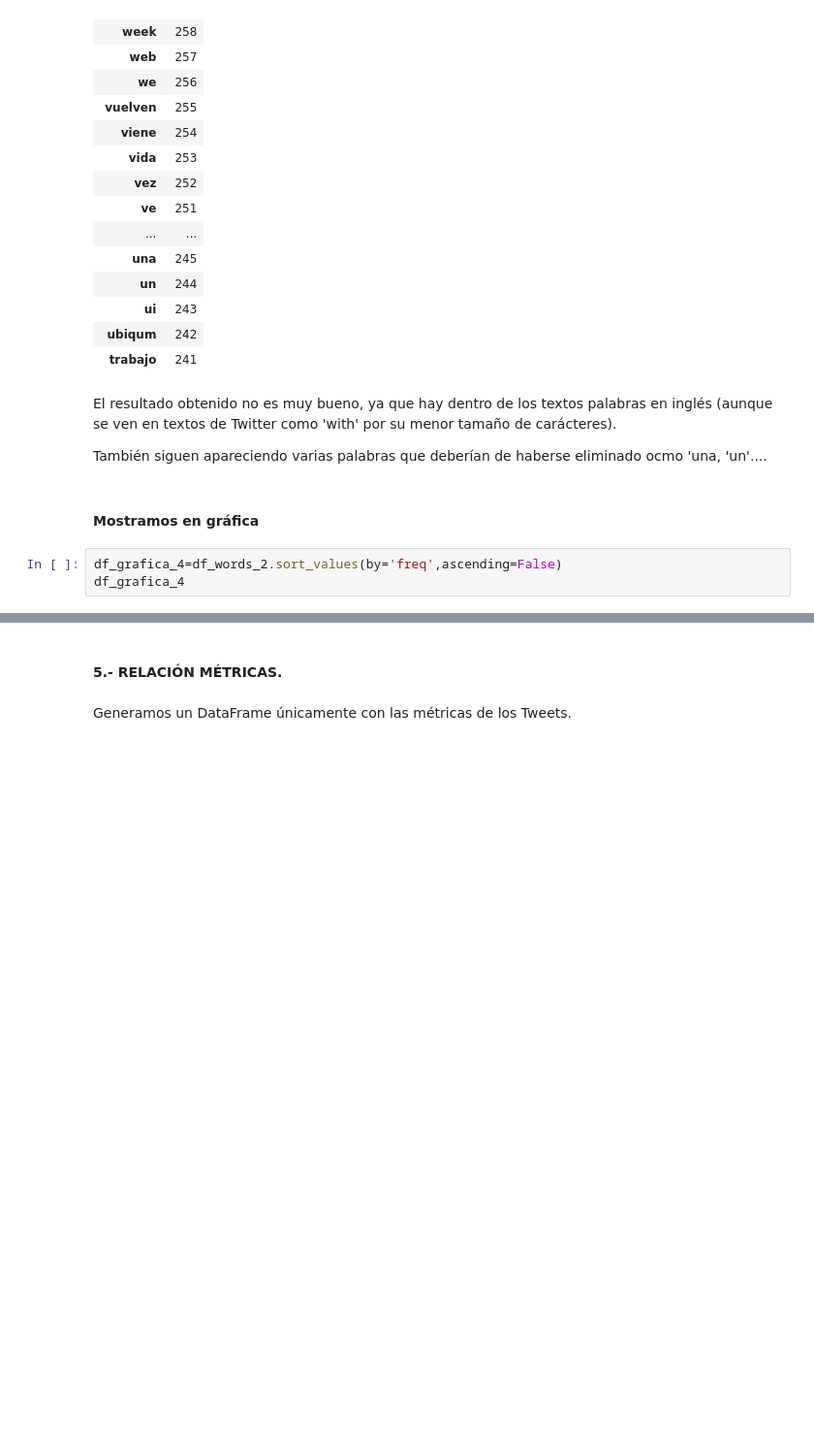
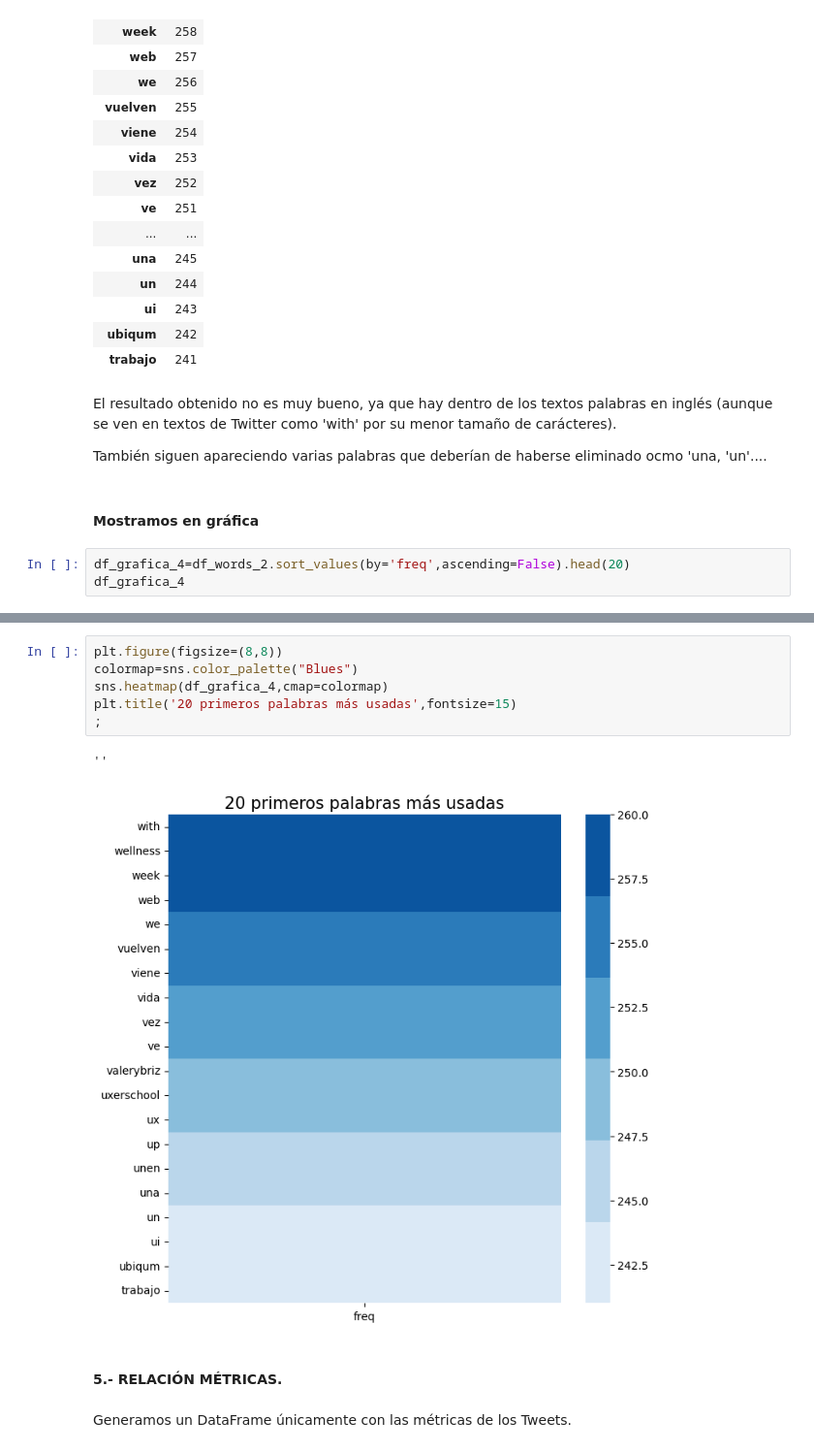
Before and after one commit to 75Engel/proyecto_twitter, a Jupyter notebook: analisis.ipynb, the cells around one changed output, grey strips where cells are left out. Shown: that part at 97% size. Saved outputs shown, nothing was run; the diff lists cells and outputs as text; blank space fills up the shorter version.

```diff
--- a/analisis.ipynb
+++ b/analisis.ipynb
@@ -442,7 +486,7 @@ También siguen apareciendo varias palabras que deberían de haberse eliminado o
 # %% [markdown]
 #### Mostramos en gráfica
 # %%
-df_grafica_4=df_words_2.sort_values(by='freq',ascending=False)
+df_grafica_4=df_words_2.sort_values(by='freq',ascending=False).head(20)
 df_grafica_4
 # %% [output]
 |  | freq |
@@ -461,3 +509,12 @@ df_grafica_4
+# %%
+plt.figure(figsize=(8,8))
+colormap=sns.color_palette("Blues")
+sns.heatmap(df_grafica_4,cmap=colormap)
+plt.title('20 primeros palabras más usadas',fontsize=15)
+;
+# %% [output]
+''
+[figure, added]
 # %% [markdown]
 #### 5.- RELACIÓN MÉTRICAS.
 # %% [markdown]
```
Also changed, not shown: parts of 18 cells of this notebook, 7 other files.
